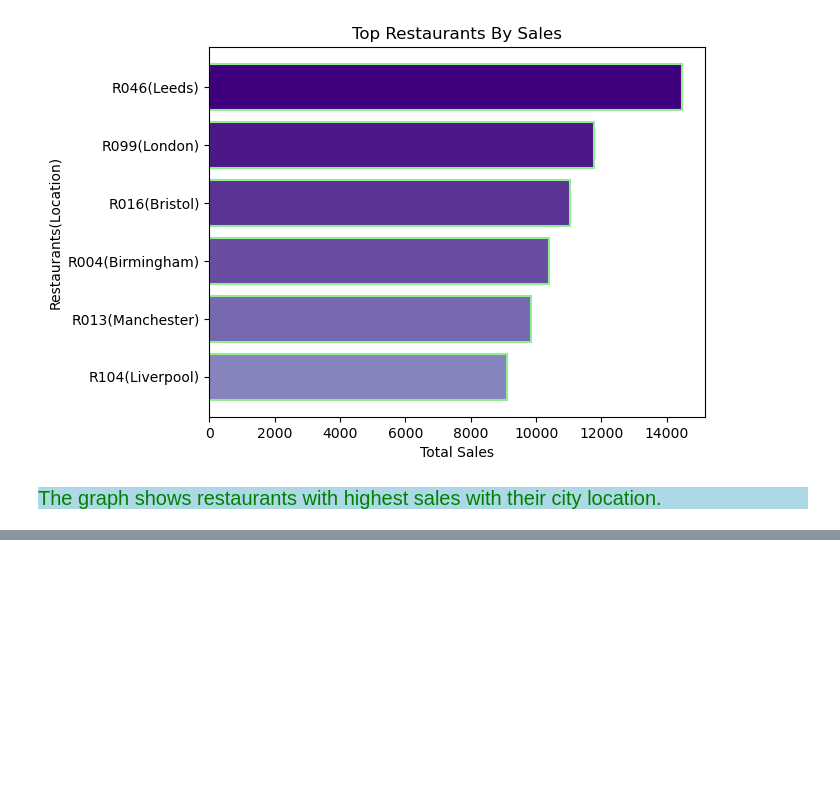
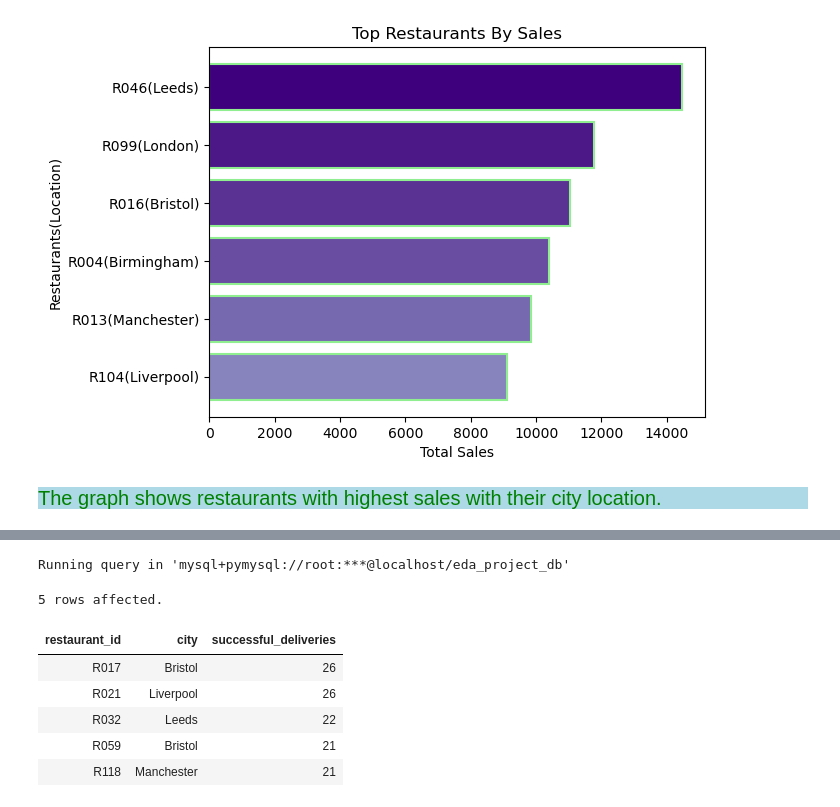
Before and after one commit to Kartika-Nidhi/SQLProjects, a Jupyter notebook: RestaurantAnalysis.ipynb, the cells around one changed output, grey strips where cells are left out. Drawn from its saved outputs; the diff is of its cells as text; code cells hidden in the pictures; blank space fills up the shorter version.

```diff
--- a/RestaurantAnalysis.ipynb
+++ b/RestaurantAnalysis.ipynb
@@ -1007,0 +1027,25 @@ plt.show()
+# %%
+%%sql
+
+SELECT
+    r.restaurant_id,
+    r.city,
+    COUNT(*) AS successful_deliveries
+FROM restaurants AS r
+JOIN orders_medium AS o
+    ON r.restaurant_id = o.restaurant_id
+WHERE o.status = 'Delivered'
+GROUP BY
+    r.restaurant_id,
+    r.city
+ORDER BY successful_deliveries DESC
+LIMIT 5;
+# %% [output]
+Running query in 'mysql+pymysql://root:***@localhost/eda_project_db'
+5 rows affected.
+| restaurant_id | city | successful_deliveries |
+| R017 | Bristol | 26 |
+| R021 | Liverpool | 26 |
+| R032 | Leeds | 22 |
+| R059 | Bristol | 21 |
+| R118 | Manchester | 21 |
```
Also changed, not shown: parts of 11 cells of this notebook.
